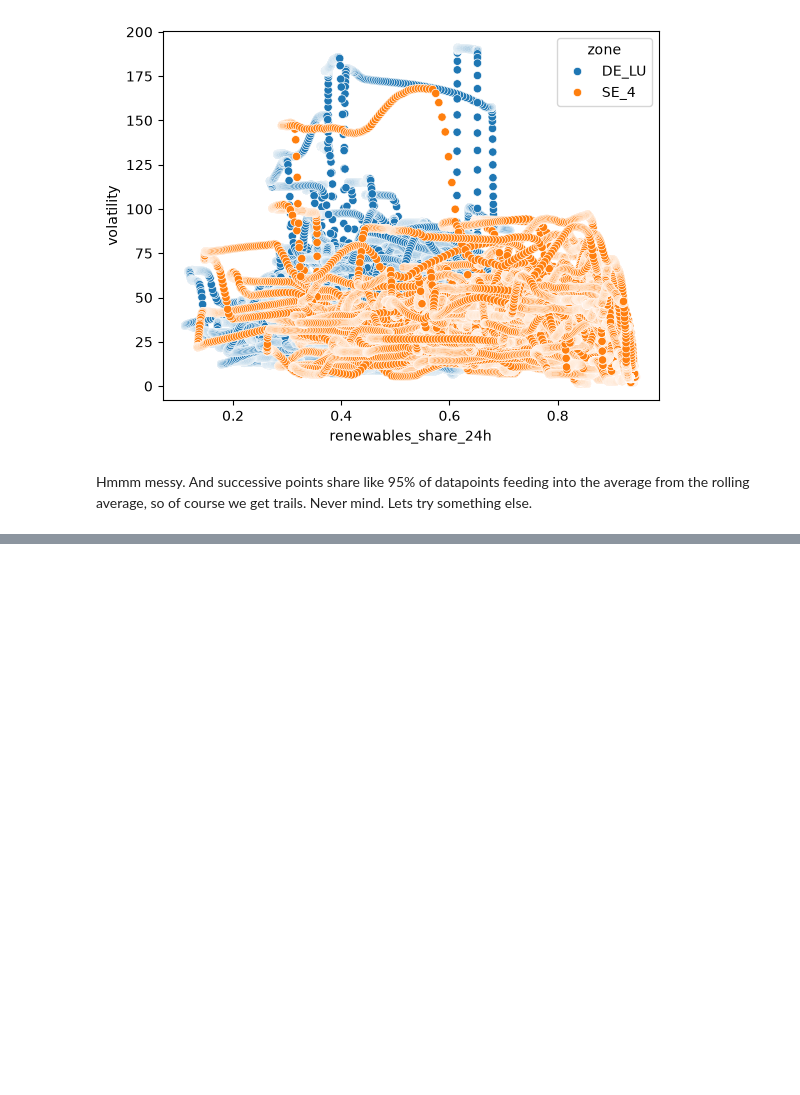
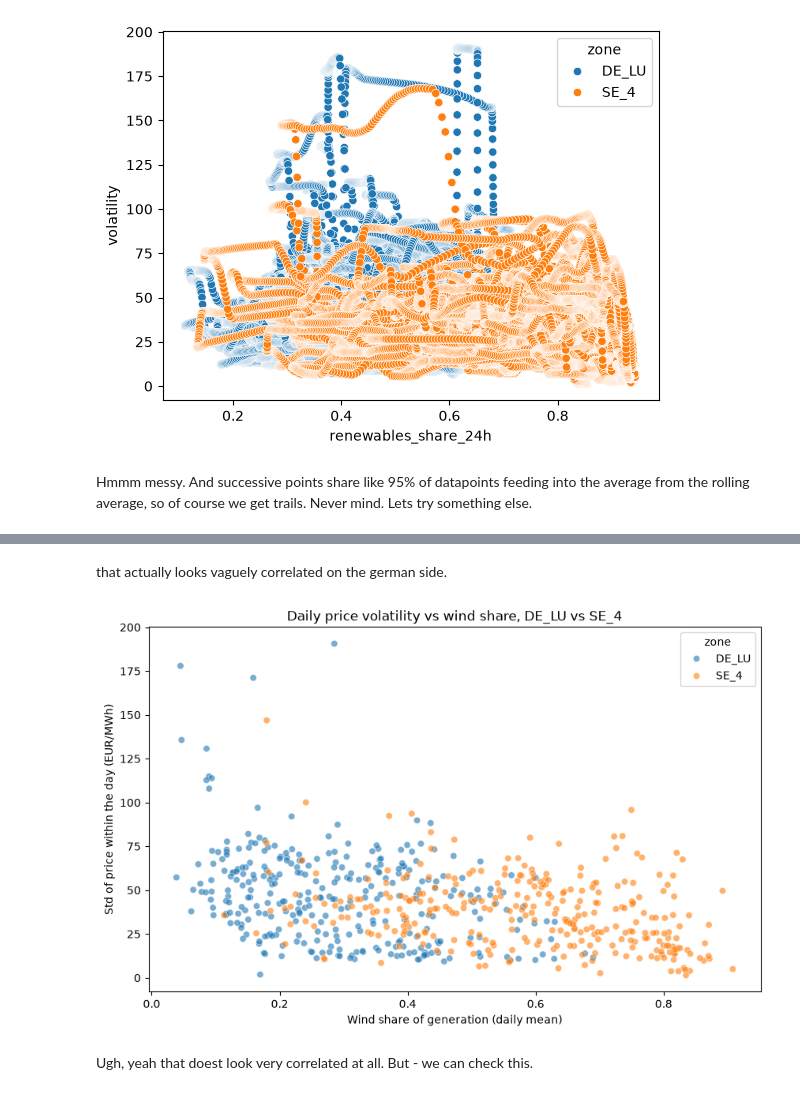
Before and after one commit to niklaslivchitz/Energy-Pricing-Analysis-DE-LU-vs-SE4, a Jupyter notebook: analysis/scratchnotebook.ipynb, the cells around one changed output, grey strips where cells are left out. Saved outputs shown, nothing was run; the diff lists cells and outputs as text; code cells hidden in the pictures; blank space fills up the shorter version.

```diff
--- a/analysis/scratchnotebook.ipynb
+++ b/analysis/scratchnotebook.ipynb
@@ -235,0 +268,16 @@ analysis_split_df = df_price.merge(renewables_share_split_df, on=["zone", "times
+# %% [markdown]
+that actually looks vaguely correlated on the german side.
+# %%
+fig, ax = plt.subplots(figsize=(10, 6))
+sns.scatterplot(
+    data=daily_points_df, x="wind_share", y="volatility", hue="zone", alpha=0.6, ax=ax
+)
+ax.set_title("Daily price volatility vs wind share, DE_LU vs SE_4")
+ax.set_xlabel("Wind share of generation (daily mean)")
+ax.set_ylabel("Std of price within the day (EUR/MWh)")
+fig.savefig("../outputs/figures/volatility_vs_wind_share.png", dpi=150, bbox_inches="tight")
+plt.show()
+# %% [output]
+[figure, added]
+# %% [markdown]
+Ugh, yeah that doest look very correlated at all. But - we can check this.
```
Also changed, not shown: parts of 28 cells of this notebook, 6 other files.
